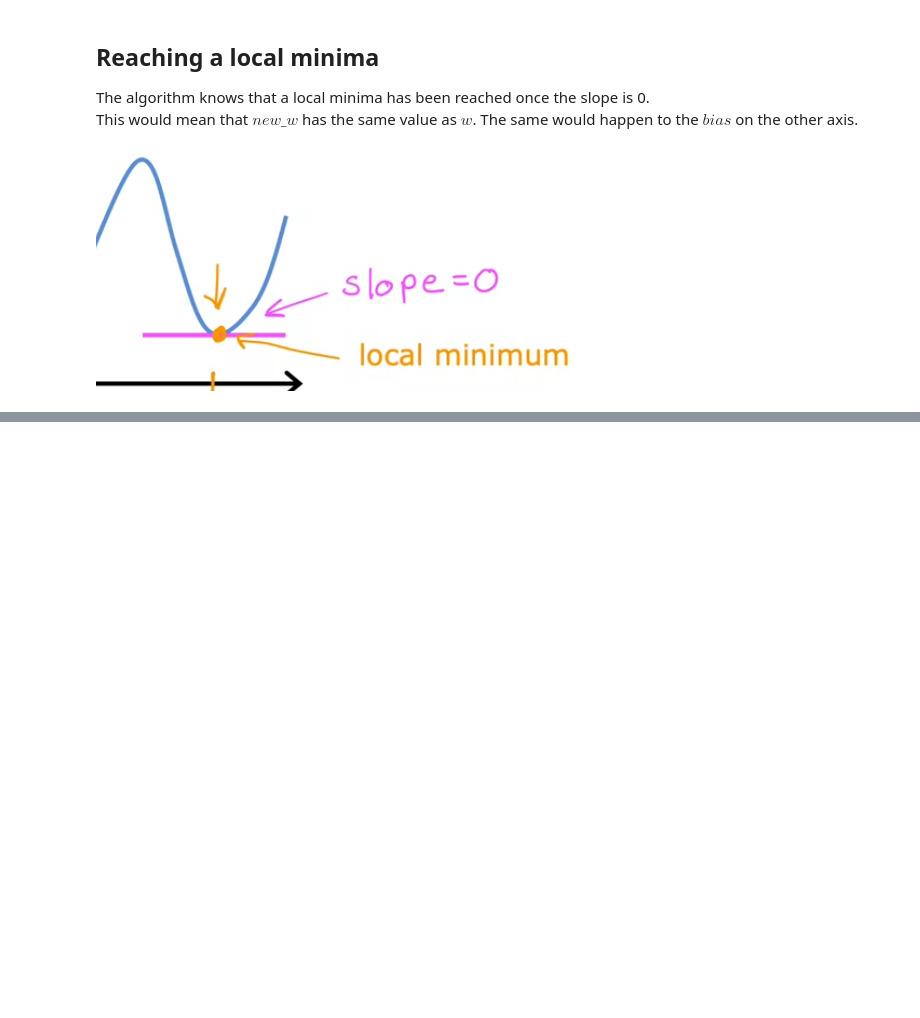
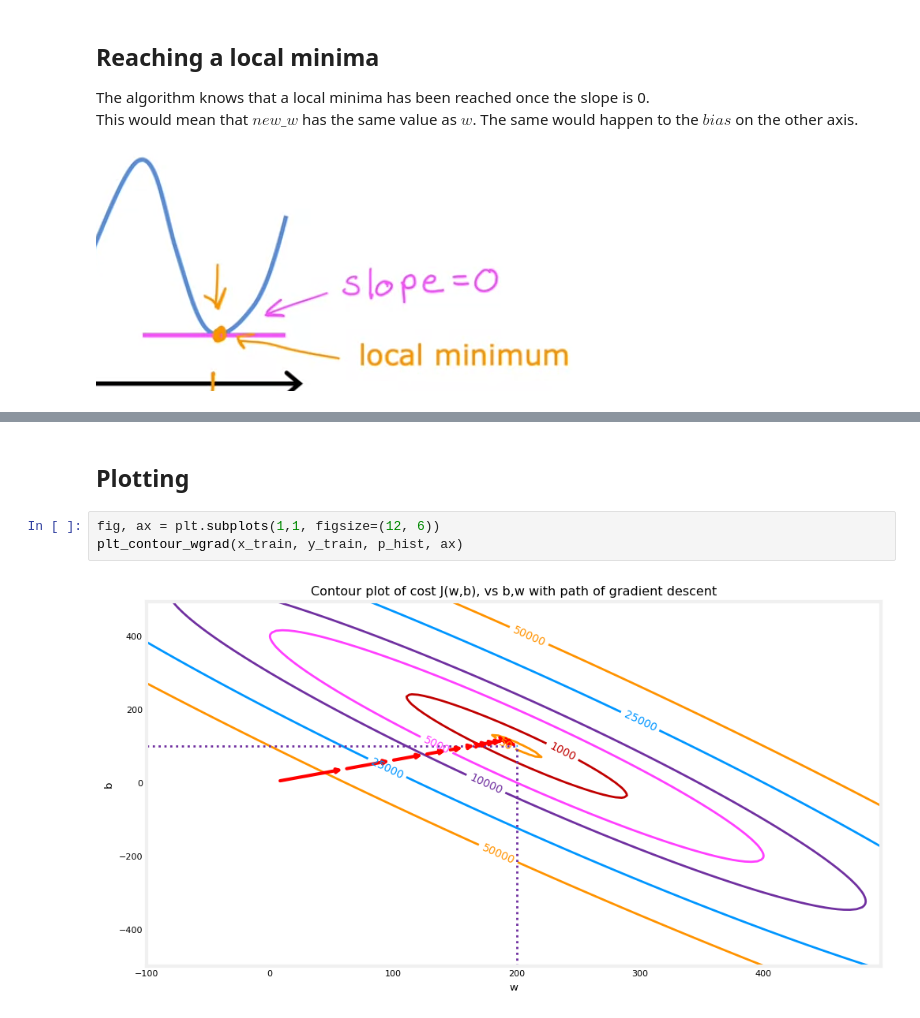
Before and after one commit to JoseMiralles/AI-Notes, a Jupyter notebook: machine_learning_specialization_coursera/4_training_model_with_gradient_descent.ipynb, the cells around one changed output, grey strips where cells are left out. Drawn from its saved outputs; the diff is of its cells as text; blank space fills up the shorter version.

```diff
--- a/machine_learning_specialization_coursera/4_training_model_with_gradient_descent.ipynb
+++ b/machine_learning_specialization_coursera/4_training_model_with_gradient_descent.ipynb
@@ -38,0 +219,7 @@ This would mean that $new\_w$ has the same value as $w$. The same would happen t
+# %% [markdown]
+## Plotting
+# %%
+fig, ax = plt.subplots(1,1, figsize=(12, 6))
+plt_contour_wgrad(x_train, y_train, p_hist, ax)
+# %% [output]
+[figure, added]
```
Also changed, not shown: parts of 17 cells of this notebook.
